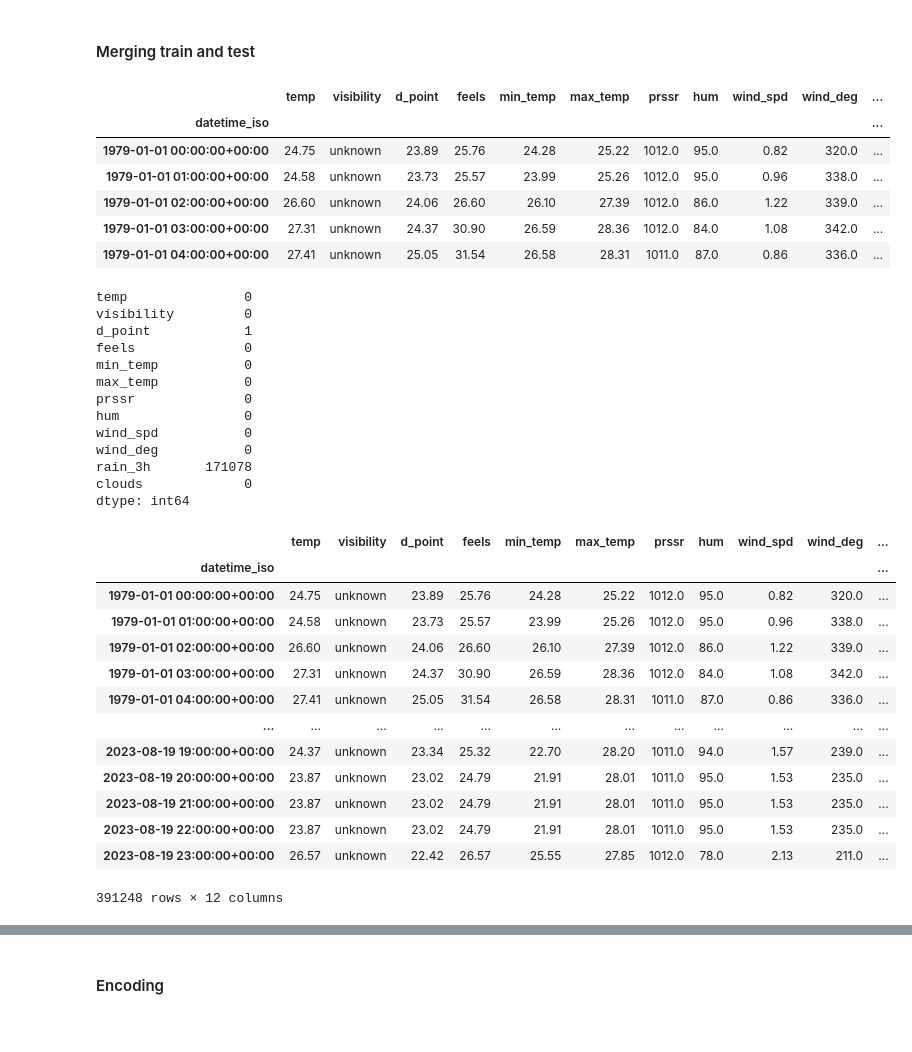
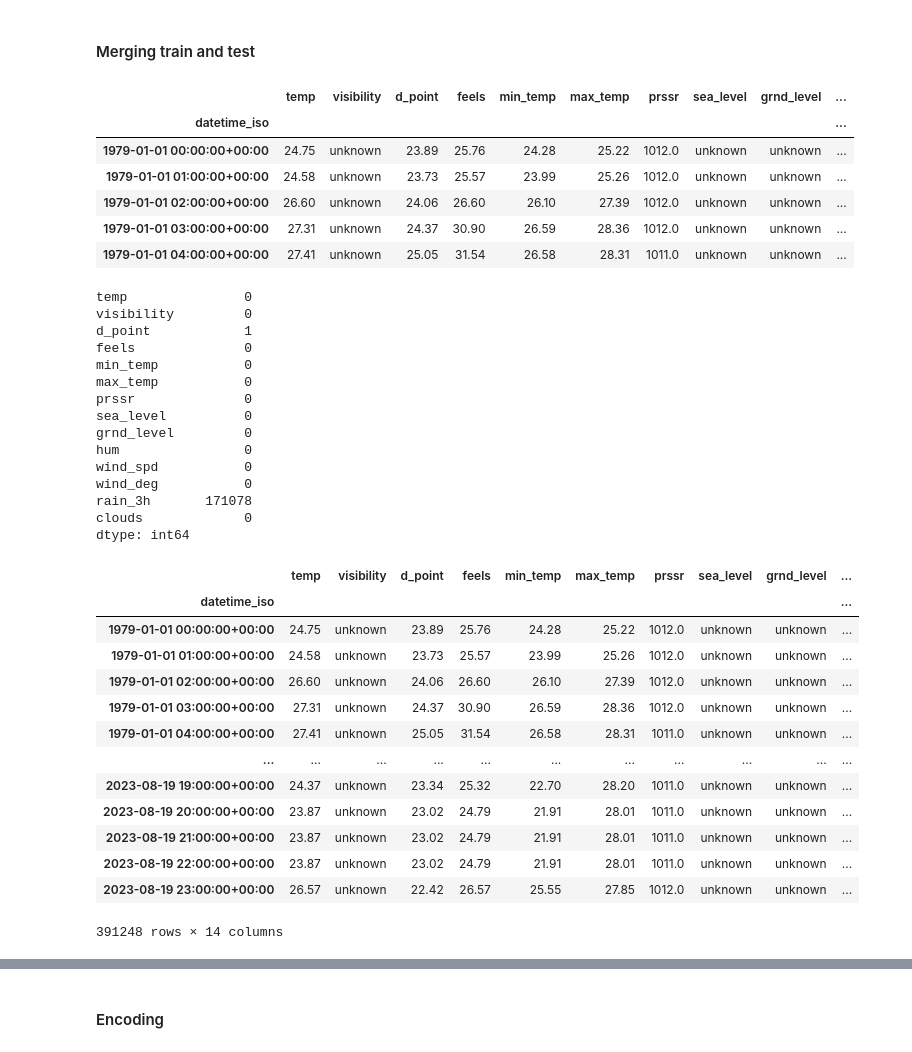
Before and after one commit to damahindra/AIRNOLOGY-23, a Jupyter notebook: Workspace-Rang/notebooks/2.ipynb, the cells around one changed output, grey strips where cells are left out. Saved outputs shown, nothing was run; the diff lists cells and outputs as text; code cells hidden in the pictures.

```diff
--- a/Workspace-Rang/notebooks/2.ipynb
+++ b/Workspace-Rang/notebooks/2.ipynb
@@ -91,6 +90,12 @@ def clean_visibility(visibility) :
         elif visibility in ['-1km', '-1 km'] :
             return '-1km'
     return visibility
+
+def clean_ground_and_sea(ground_and_sea) :
+    if isinstance(ground_and_sea, str) :
+        if ground_and_sea in ['undetermined', 'unsettled', 'unestablished', 'not recorded', 'unknown', 'not_recorded', 'not-recorded','unspecified'] :
+            return 'unknown'
+    return ground_and_sea
 
 def clean_prssr(prssr) :
     if isinstance(prssr, str) :
@@ -148,7 +153,7 @@ test shape : (49368, 19)
 # %%
 # merging train and test data
 merged = pd.concat([train, test], axis = 0).reset_index(drop=True)
-merged.drop(['datetime', 'snow_1h', 'snow_3h', 'sea_level', 'grnd_level', 'time-zone'], axis=1, inplace=True)
+merged.drop(['datetime', 'snow_1h', 'snow_3h', 'time-zone'], axis=1, inplace=True)
 merged.set_index('datetime_iso', drop=True, inplace=True)
 
 # converting temp dtypes
@@ -171,6 +176,11 @@ for column in ['visibility'] :
     merged[column] = merged[column].apply(lambda x: clean_visibility(x))
     merged[column] = merged[column].fillna(merged[column].mode().iloc[0])
 
+# cleaning ground and sea level
+for column in ['sea_level', 'grnd_level'] :
+    merged[column] = merged[column].apply(lambda x: clean_ground_and_sea(x))
+    merged[column] = merged[column].fillna(merged[column].mode().iloc[0])
+
 # cleaning pressure
 for column in ['prssr'] :
     merged[column] = merged[column].apply(lambda x: clean_prssr(x))
@@ -188,13 +198,13 @@ for column in ['clouds'] :
 # %%
 merged.head()
 # %% [output]
-|  | temp | visibility | d_point | feels | min_temp | max_temp | prssr | hum | wind_spd | wind_deg | ... |
-| datetime_iso |  |  |  |  |  |  |  |  |  |  | ... |
-| 1979-01-01 00:00:00+00:00 | 24.75 | unknown | 23.89 | 25.76 | 24.28 | 25.22 | 1012.0 | 95.0 | 0.82 | 320.0 | ... |
-| 1979-01-01 01:00:00+00:00 | 24.58 | unknown | 23.73 | 25.57 | 23.99 | 25.26 | 1012.0 | 95.0 | 0.96 | 338.0 | ... |
-| 1979-01-01 02:00:00+00:00 | 26.60 | unknown | 24.06 | 26.60 | 26.10 | 27.39 | 1012.0 | 86.0 | 1.22 | 339.0 | ... |
-| 1979-01-01 03:00:00+00:00 | 27.31 | unknown | 24.37 | 30.90 | 26.59 | 28.36 | 1012.0 | 84.0 | 1.08 | 342.0 | ... |
-| 1979-01-01 04:00:00+00:00 | 27.41 | unknown | 25.05 | 31.54 | 26.58 | 28.31 | 1011.0 | 87.0 | 0.86 | 336.0 | ... |
+|  | temp | visibility | d_point | feels | min_temp | max_temp | prssr | sea_level | grnd_level | ... |
+| datetime_iso |  |  |  |  |  |  |  |  |  | ... |
+| 1979-01-01 00:00:00+00:00 | 24.75 | unknown | 23.89 | 25.76 | 24.28 | 25.22 | 1012.0 | unknown | unknown | ... |
+| 1979-01-01 01:00:00+00:00 | 24.58 | unknown | 23.73 | 25.57 | 23.99 | 25.26 | 1012.0 | unknown | unknown | ... |
+| 1979-01-01 02:00:00+00:00 | 26.60 | unknown | 24.06 | 26.60 | 26.10 | 27.39 | 1012.0 | unknown | unknown | ... |
+| 1979-01-01 03:00:00+00:00 | 27.31 | unknown | 24.37 | 30.90 | 26.59 | 28.36 | 1012.0 | unknown | unknown | ... |
+| 1979-01-01 04:00:00+00:00 | 27.41 | unknown | 25.05 | 31.54 | 26.58 | 28.31 | 1011.0 | unknown | unknown | ... |
 # %%
 # data is formatted, now take care of missing values
 merged.isna().sum()
@@ -206,6 +216,8 @@ feels              0
 min_temp           0
 max_temp           0
 prssr              0
+sea_level          0
+grnd_level         0
 hum                0
 wind_spd           0
 wind_deg           0
@@ -213,27 +225,34 @@ rain_3h       171078
 clouds             0
 dtype: int64
 # %%
-# imputing with knn
+# # imputing with knn
+# merged2 = merged.copy()
+# for column in ['d_point','rain_3h'] :
+#     merged2 = knn_impute(merged2, column)
+
+# merged2
+
+# imputing with mean
 merged2 = merged.copy()
 for column in ['d_point','rain_3h'] :
-    merged2 = knn_impute(merged2, column)
+    merged2[column] = merged[column].fillna(merged[column].mean())
 
 merged2
 # %% [output]
-|  | temp | visibility | d_point | feels | min_temp | max_temp | prssr | hum | wind_spd | wind_deg | ... |
-| datetime_iso |  |  |  |  |  |  |  |  |  |  | ... |
-| 1979-01-01 00:00:00+00:00 | 24.75 | unknown | 23.89 | 25.76 | 24.28 | 25.22 | 1012.0 | 95.0 | 0.82 | 320.0 | ... |
-| 1979-01-01 01:00:00+00:00 | 24.58 | unknown | 23.73 | 25.57 | 23.99 | 25.26 | 1012.0 | 95.0 | 0.96 | 338.0 | ... |
-| 1979-01-01 02:00:00+00:00 | 26.60 | unknown | 24.06 | 26.60 | 26.10 | 27.39 | 1012.0 | 86.0 | 1.22 | 339.0 | ... |
-| 1979-01-01 03:00:00+00:00 | 27.31 | unknown | 24.37 | 30.90 | 26.59 | 28.36 | 1012.0 | 84.0 | 1.08 | 342.0 | ... |
-| 1979-01-01 04:00:00+00:00 | 27.41 | unknown | 25.05 | 31.54 | 26.58 | 28.31 | 1011.0 | 87.0 | 0.86 | 336.0 | ... |
-| ... | ... | ... | ... | ... | ... | ... | ... | ... | ... | ... | ... |
-| 2023-08-19 19:00:00+00:00 | 24.37 | unknown | 23.34 | 25.32 | 22.70 | 28.20 | 1011.0 | 94.0 | 1.57 | 239.0 | ... |
-| 2023-08-19 20:00:00+00:00 | 23.87 | unknown | 23.02 | 24.79 | 21.91 | 28.01 | 1011.0 | 95.0 | 1.53 | 235.0 | ... |
-| 2023-08-19 21:00:00+00:00 | 23.87 | unknown | 23.02 | 24.79 | 21.91 | 28.01 | 1011.0 | 95.0 | 1.53 | 235.0 | ... |
-| 2023-08-19 22:00:00+00:00 | 23.87 | unknown | 23.02 | 24.79 | 21.91 | 28.01 | 1011.0 | 95.0 | 1.53 | 235.0 | ... |
-| 2023-08-19 23:00:00+00:00 | 26.57 | unknown | 22.42 | 26.57 | 25.55 | 27.85 | 1012.0 | 78.0 | 2.13 | 211.0 | ... |
+|  | temp | visibility | d_point | feels | min_temp | max_temp | prssr | sea_level | grnd_level | ... |
+| datetime_iso |  |  |  |  |  |  |  |  |  | ... |
+| 1979-01-01 00:00:00+00:00 | 24.75 | unknown | 23.89 | 25.76 | 24.28 | 25.22 | 1012.0 | unknown | unknown | ... |
+| 1979-01-01 01:00:00+00:00 | 24.58 | unknown | 23.73 | 25.57 | 23.99 | 25.26 | 1012.0 | unknown | unknown | ... |
+| 1979-01-01 02:00:00+00:00 | 26.60 | unknown | 24.06 | 26.60 | 26.10 | 27.39 | 1012.0 | unknown | unknown | ... |
+| 1979-01-01 03:00:00+00:00 | 27.31 | unknown | 24.37 | 30.90 | 26.59 | 28.36 | 1012.0 | unknown | unknown | ... |
+| 1979-01-01 04:00:00+00:00 | 27.41 | unknown | 25.05 | 31.54 | 26.58 | 28.31 | 1011.0 | unknown | unknown | ... |
+| ... | ... | ... | ... | ... | ... | ... | ... | ... | ... | ... |
+| 2023-08-19 19:00:00+00:00 | 24.37 | unknown | 23.34 | 25.32 | 22.70 | 28.20 | 1011.0 | unknown | unknown | ... |
+| 2023-08-19 20:00:00+00:00 | 23.87 | unknown | 23.02 | 24.79 | 21.91 | 28.01 | 1011.0 | unknown | unknown | ... |
+| 2023-08-19 21:00:00+00:00 | 23.87 | unknown | 23.02 | 24.79 | 21.91 | 28.01 | 1011.0 | unknown | unknown | ... |
+| 2023-08-19 22:00:00+00:00 | 23.87 | unknown | 23.02 | 24.79 | 21.91 | 28.01 | 1011.0 | unknown | unknown | ... |
+| 2023-08-19 23:00:00+00:00 | 26.57 | unknown | 22.42 | 26.57 | 25.55 | 27.85 | 1012.0 | unknown | unknown | ... |
-391248 rows × 12 columns
+391248 rows × 14 columns
 # %%
 merged2.info()
 # %% [output]
```
Also changed, not shown: parts of 15 cells of this notebook, 7 other files.
